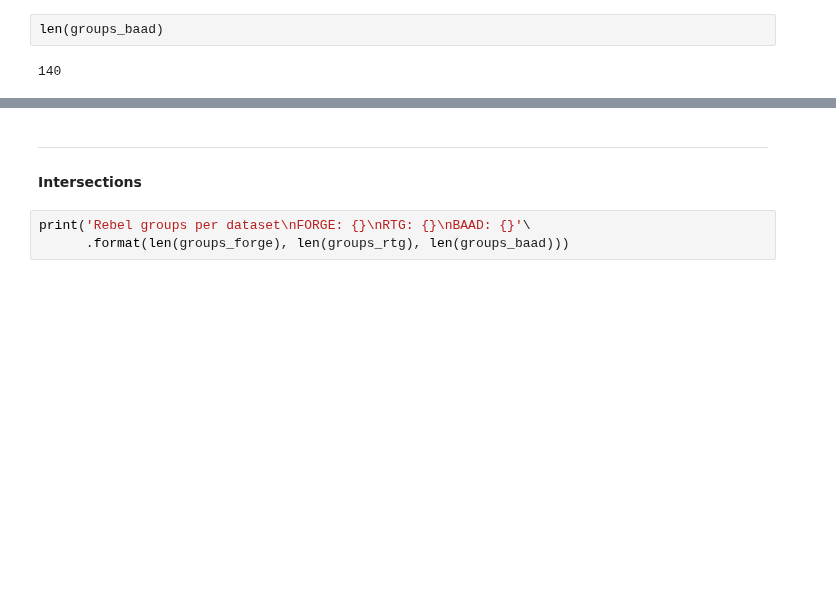
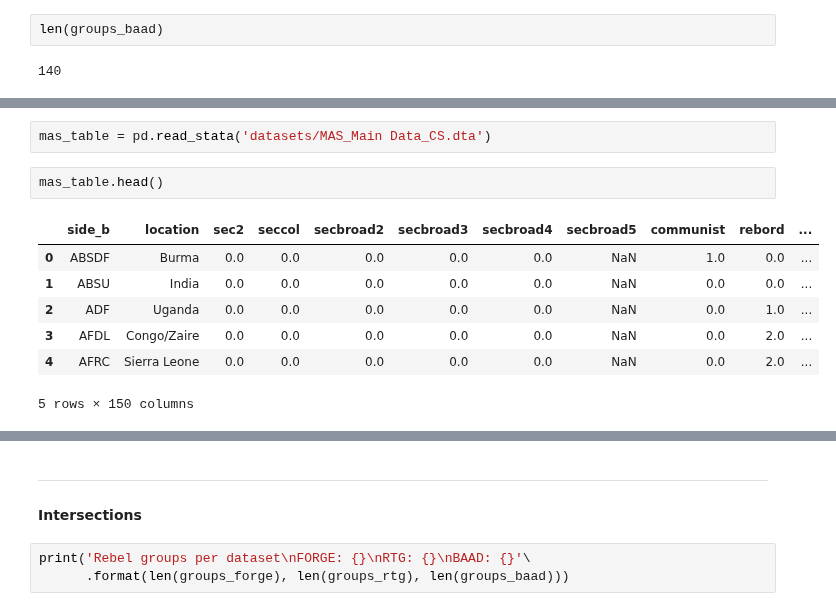
Before and after one commit to pedrohserrano/insurgency-groups-and-EU-policy, a Jupyter notebook: Integration.ipynb, the cells around one changed output, grey strips where cells are left out. Cells and saved outputs as stored; diff of their text form; blank space fills up the shorter version.

```diff
--- a/Integration.ipynb
+++ b/Integration.ipynb
@@ -242,0 +327,12 @@ len(groups_baad)
+# %%
+mas_table = pd.read_stata('datasets/MAS_Main Data_CS.dta')
+# %%
+mas_table.head()
+# %% [output]
+|  | side_b | location | sec2 | seccol | secbroad2 | secbroad3 | secbroad4 | secbroad5 | communist | rebord | ... |
+| 0 | ABSDF | Burma | 0.0 | 0.0 | 0.0 | 0.0 | 0.0 | NaN | 1.0 | 0.0 | ... |
+| 1 | ABSU | India | 0.0 | 0.0 | 0.0 | 0.0 | 0.0 | NaN | 0.0 | 0.0 | ... |
+| 2 | ADF | Uganda | 0.0 | 0.0 | 0.0 | 0.0 | 0.0 | NaN | 0.0 | 1.0 | ... |
+| 3 | AFDL | Congo/Zaire | 0.0 | 0.0 | 0.0 | 0.0 | 0.0 | NaN | 0.0 | 2.0 | ... |
+| 4 | AFRC | Sierra Leone | 0.0 | 0.0 | 0.0 | 0.0 | 0.0 | NaN | 0.0 | 2.0 | ... |
+5 rows × 150 columns
```
Also changed, not shown: parts of 27 cells of this notebook, 42 other files.
